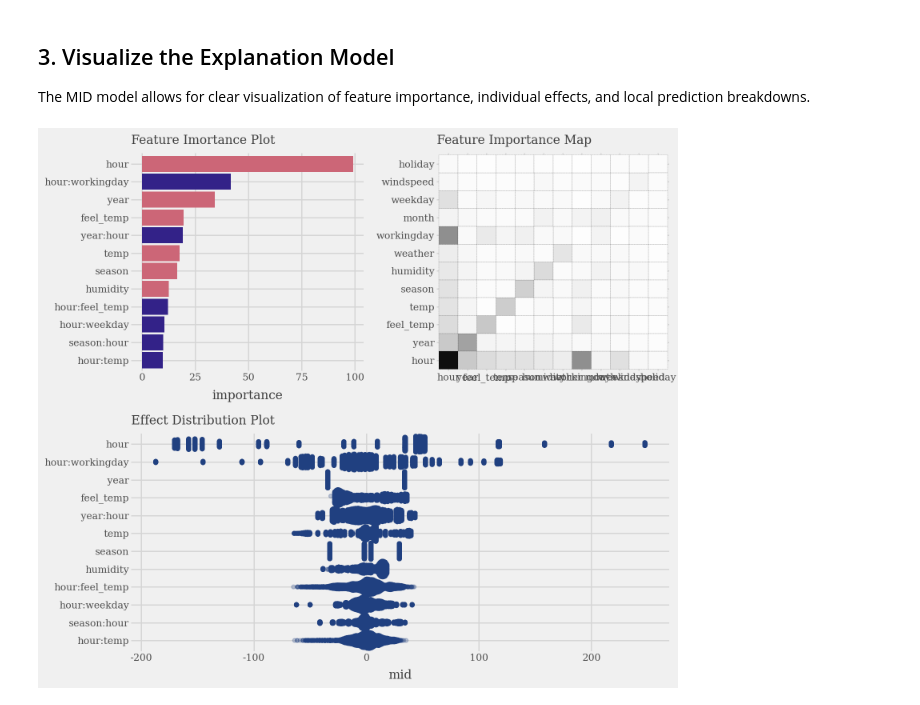
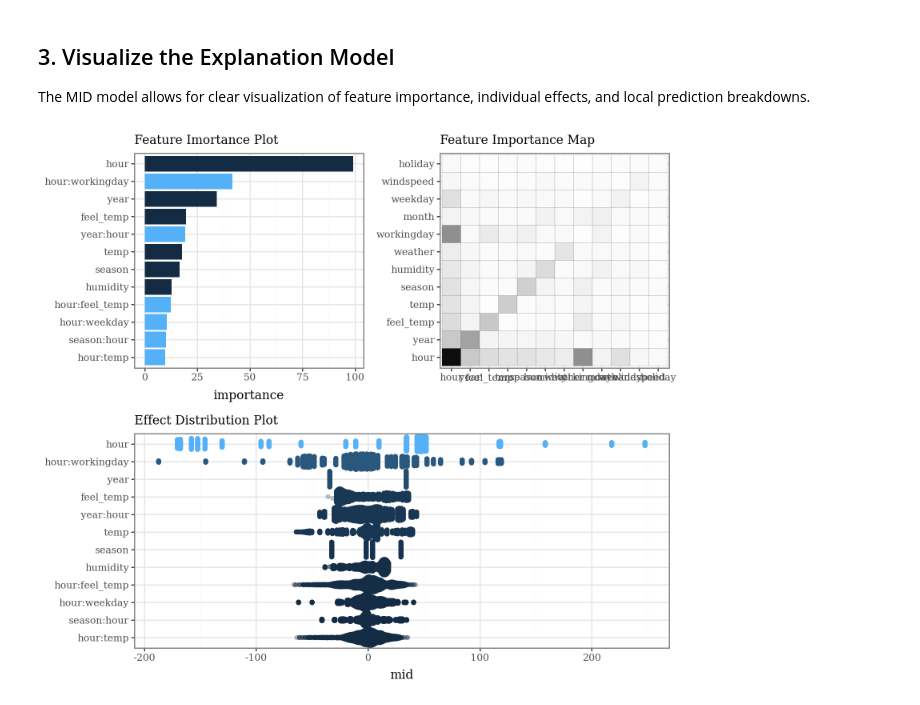
Before and after one commit to ryo-asashi/midlearn, a Jupyter notebook: docs/source/quick-start.ipynb, the cells around one changed output. Saved outputs shown, nothing was run; the diff lists cells and outputs as text; code cells hidden in the pictures.

```diff
--- a/docs/source/quick-start.ipynb
+++ b/docs/source/quick-start.ipynb
@@ -11,7 +11,7 @@ import lightgbm as lgb
 import midlearn as mid
 
 import plotnine as p9 # require plotnine >= 0.15.0
-p9.theme_set(p9.theme_538(base_family='serif'))
+p9.theme_set(p9.theme_bw(base_family='serif'))
 # %% [output]
 Error importing in API mode: ImportError('On Windows, cffi mode "ANY" is only "ABI".')
 Trying to import in ABI mode.
@@ -86,22 +86,22 @@ The MID model allows for clear visualization of feature importance, individual e
 # %%
 # Calculate and plot overall feature importance (default bar plot and heatmap)
 imp = explainer.importance()
 p1 = (
-    imp.plot(max_nterms=12, theme = 'muted') +
+    imp.plot(max_nterms=12, theme = 'bluescale@qual') +
     p9.labs(subtitle="Feature Imortance Plot") +
     p9.coord_flip()
 )
 p2 = (
     imp.plot(style='heatmap', color='black', linetype='dotted') +
     p9.labs(subtitle="Feature Importance Map")
 )
 p3 = (
-    imp.plot(max_nterms=12, color="#204080", alpha = .25, style='sina') +
+    imp.plot(max_nterms=12, theme="bluescale", alpha = .25, style='sina') +
     p9.labs(subtitle="Effect Distribution Plot")
 )
 display(((p1 | p2) / p3) & p9.theme(figure_size=(8, 7), legend_position="none"))
 # %% [output]
-[figure, old version]
+[figure, new version]
 # %%
 # Plot the top 3 important main effects (Component Functions)
 plots = list()
```
Also changed, not shown: parts of 6 cells of this notebook, 1 other file.
